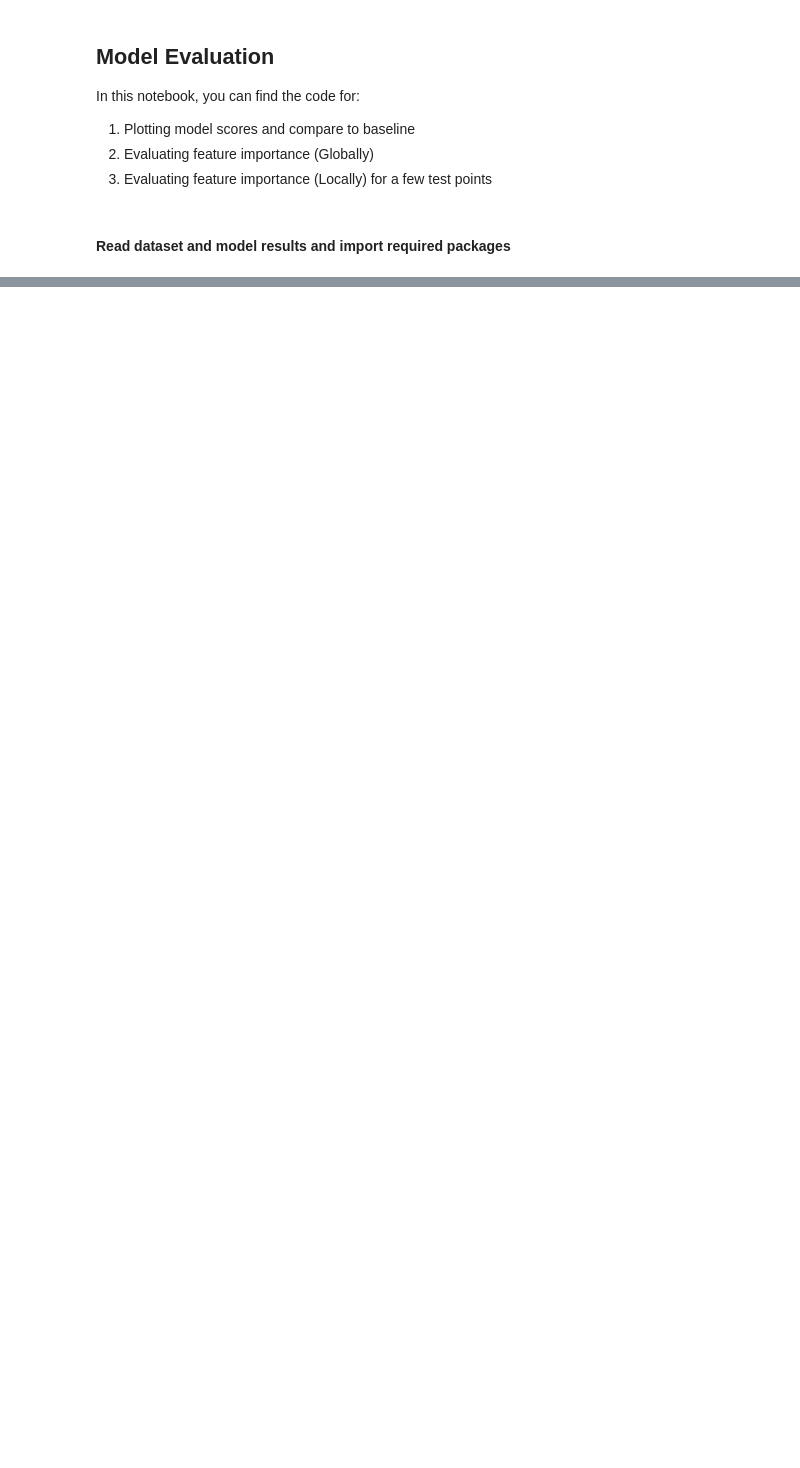
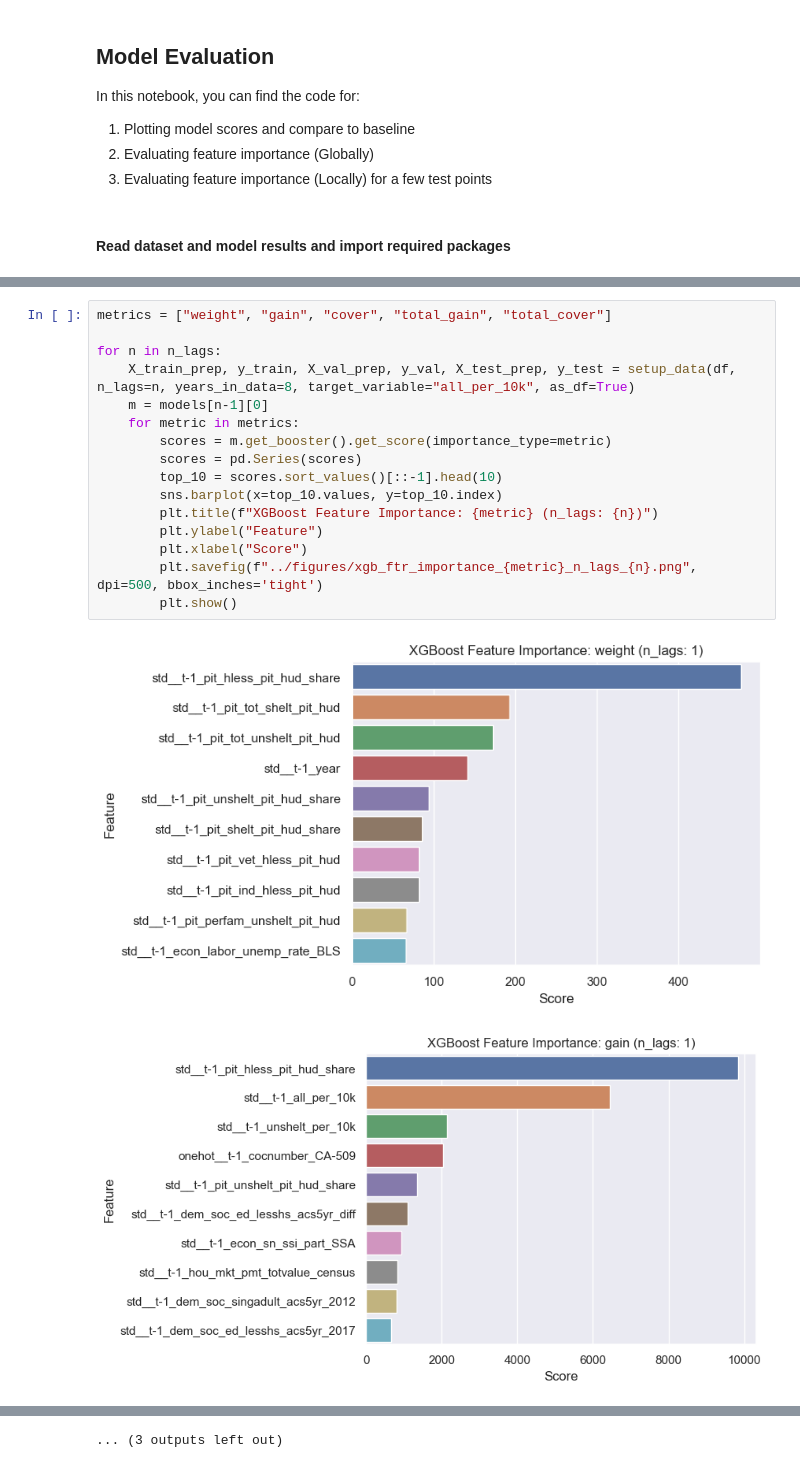
Before and after one commit to nwrousell/data1030-homelessness-project, a Jupyter notebook: src/model_evaluation.ipynb, the cells around one changed output, grey strips where cells are left out. Drawn from its saved outputs; the diff is of its cells as text; blank space fills up the shorter version.

```diff
--- a/src/model_evaluation.ipynb
+++ b/src/model_evaluation.ipynb
@@ -49,0 +273,19 @@ xgb_scores = xgboost_results["test_scores"]
+# %%
+metrics = ["weight", "gain", "cover", "total_gain", "total_cover"]
+
+for n in n_lags:
+    X_train_prep, y_train, X_val_prep, y_val, X_test_prep, y_test = setup_data(df, n_lags=n, years_in_data=8, target_variable="all_per_10k", as_df=True)
+    m = models[n-1][0]
+    for metric in metrics:
+        scores = m.get_booster().get_score(importance_type=metric)
+        scores = pd.Series(scores)
+        top_10 = scores.sort_values()[::-1].head(10)
+        sns.barplot(x=top_10.values, y=top_10.index)
+        plt.title(f"XGBoost Feature Importance: {metric} (n_lags: {n})")
+        plt.ylabel("Feature")
+        plt.xlabel("Score")
+        plt.savefig(f"../figures/xgb_ftr_importance_{metric}_n_lags_{n}.png", dpi=500, bbox_inches='tight')
+        plt.show()
+# %% [output]
+[figure, added]
+[figure, added]
@@ -49,0 +302 @@ xgb_scores = xgboost_results["test_scores"]
+... (3 outputs left out)
```
Also changed, not shown: parts of 23 cells of this notebook.
